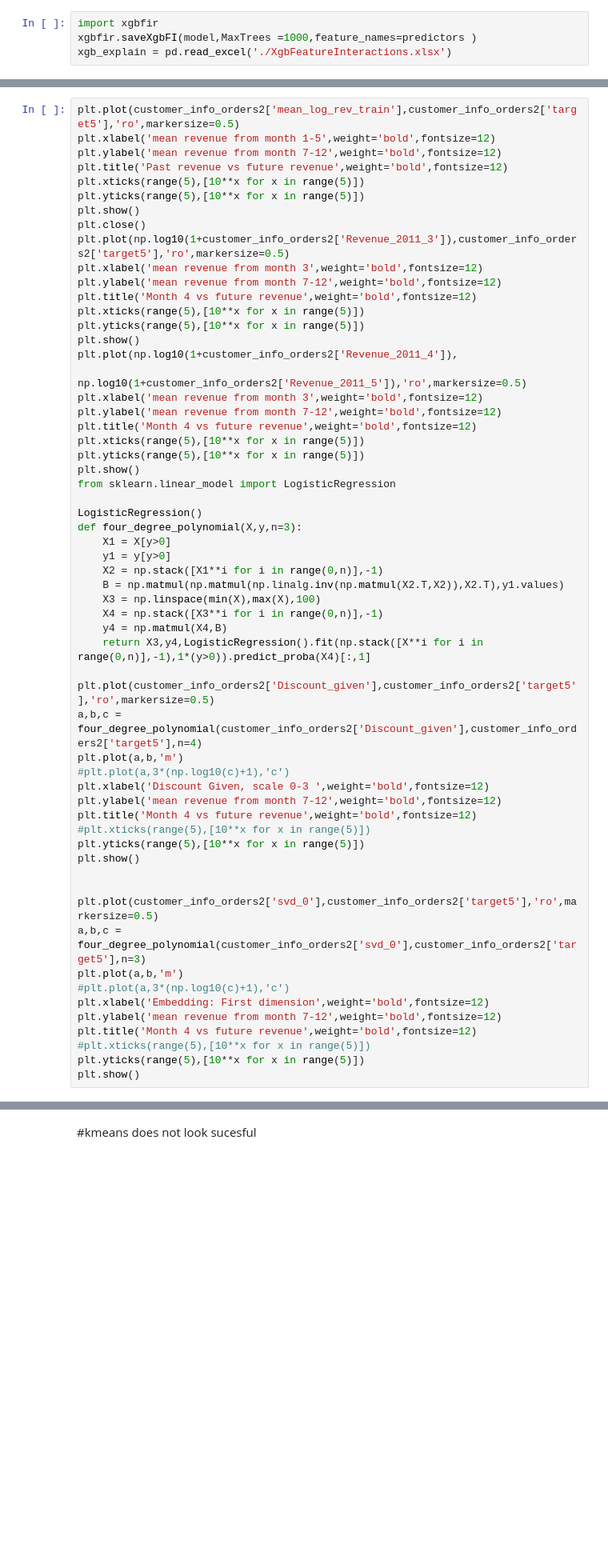
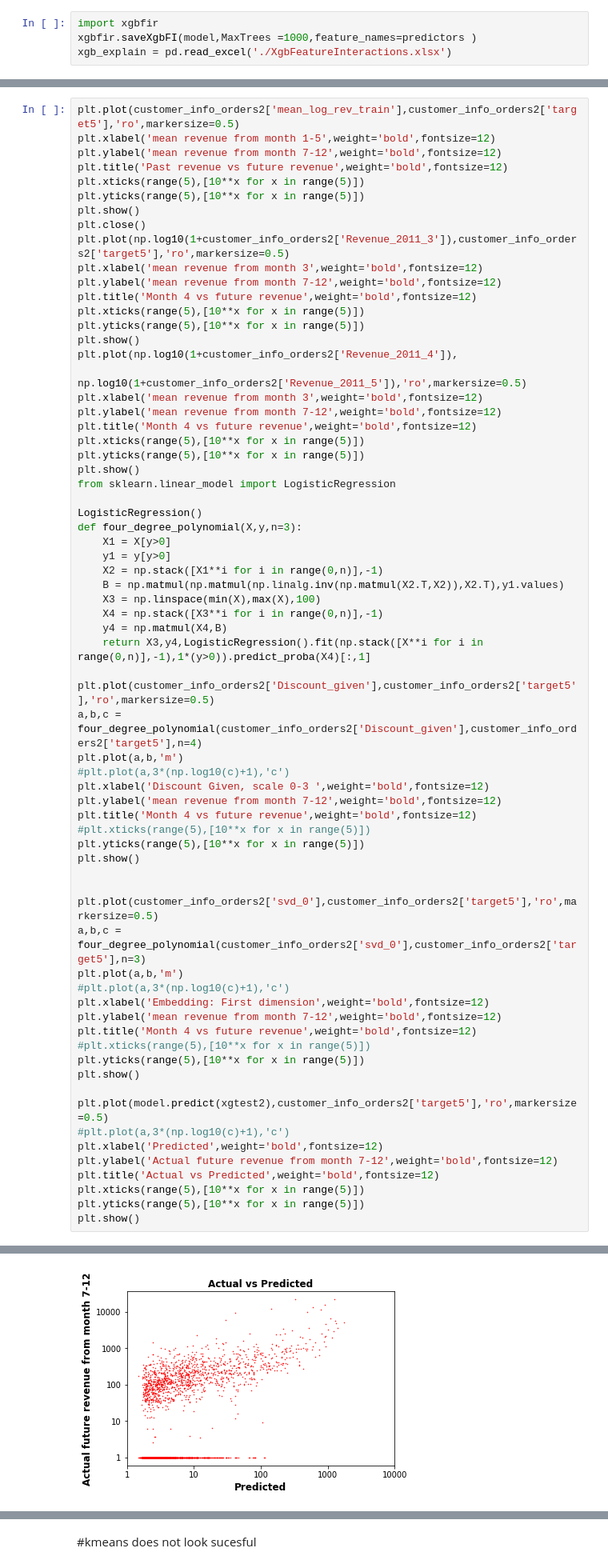
Before and after one commit to leexa90/E-commece-Data-Science, a Jupyter notebook: Untitled_cluster.ipynb, the cells around one changed output, grey strips where cells are left out. Shown at 80% size. Cells and saved outputs as stored; diff of their text form; blank space fills up the shorter version.

```diff
--- a/Untitled_cluster.ipynb
+++ b/Untitled_cluster.ipynb
@@ -642,33 +599,43 @@ def four_degree_polynomial(X,y,n=3):
     return X3,y4,LogisticRegression().fit(np.stack([X**i for i in range(0,n)],-1),1*(y>0)).predict_proba(X4)[:,1]
 
 plt.plot(customer_info_orders2['Discount_given'],customer_info_orders2['target5'],'ro',markersize=0.5)
 a,b,c = four_degree_polynomial(customer_info_orders2['Discount_given'],customer_info_orders2['target5'],n=4)
 plt.plot(a,b,'m')
 #plt.plot(a,3*(np.log10(c)+1),'c')
 plt.xlabel('Discount Given, scale 0-3 ',weight='bold',fontsize=12)
 plt.ylabel('mean revenue from month 7-12',weight='bold',fontsize=12)
 plt.title('Month 4 vs future revenue',weight='bold',fontsize=12)
 #plt.xticks(range(5),[10**x for x in range(5)])
 plt.yticks(range(5),[10**x for x in range(5)])
 plt.show()
 
 
 plt.plot(customer_info_orders2['svd_0'],customer_info_orders2['target5'],'ro',markersize=0.5)
 a,b,c = four_degree_polynomial(customer_info_orders2['svd_0'],customer_info_orders2['target5'],n=3)
 plt.plot(a,b,'m')
 #plt.plot(a,3*(np.log10(c)+1),'c')
 plt.xlabel('Embedding: First dimension',weight='bold',fontsize=12)
 plt.ylabel('mean revenue from month 7-12',weight='bold',fontsize=12)
 plt.title('Month 4 vs future revenue',weight='bold',fontsize=12)
 #plt.xticks(range(5),[10**x for x in range(5)])
 plt.yticks(range(5),[10**x for x in range(5)])
 plt.show()
+
+plt.plot(model.predict(xgtest2),customer_info_orders2['target5'],'ro',markersize=0.5)
+#plt.plot(a,3*(np.log10(c)+1),'c')
+plt.xlabel('Predicted',weight='bold',fontsize=12)
+plt.ylabel('Actual future revenue from month 7-12',weight='bold',fontsize=12)
+plt.title('Actual vs Predicted',weight='bold',fontsize=12)
+plt.xticks(range(5),[10**x for x in range(5)])
+plt.yticks(range(5),[10**x for x in range(5)])
+plt.show()
 # %% [output]
 [figure]
 [figure]
 [figure]
 [figure]
 [figure]
+[figure, added]
 # %%
 col = ['r','m','b','g'][::-1]
 percentile = [(0,1),(1,5),(5,20),(20,100)][::-1]
```
Also changed, not shown: parts of 20 cells of this notebook, 2 other files.
